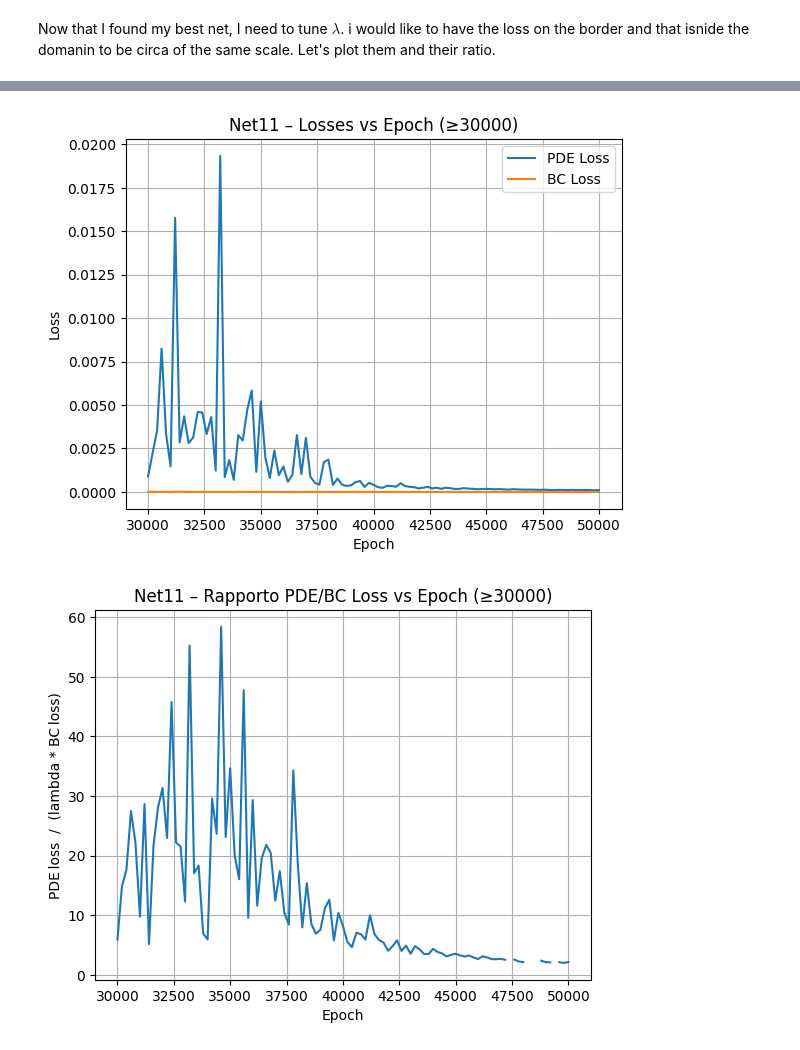
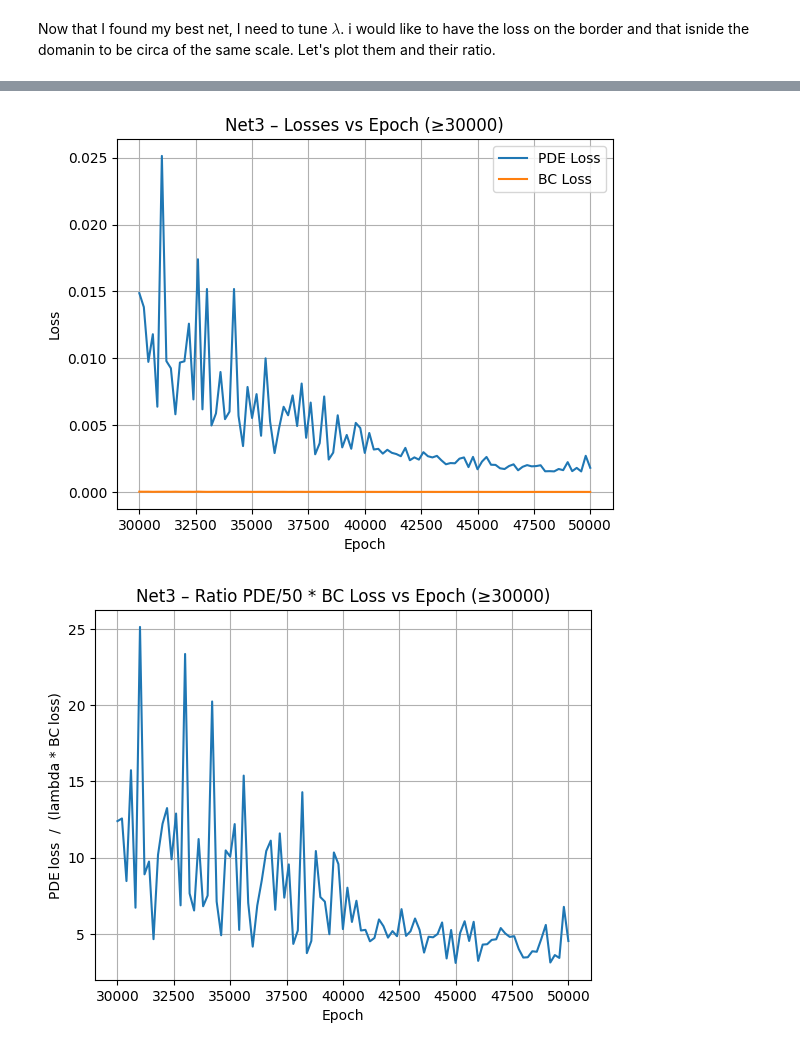
Before and after one commit to aurona23/progetto-MOR, a Jupyter notebook: pinn_es1/pinn_project_1.ipynb, the cells around one changed output, grey strips where cells are left out. Saved outputs shown, nothing was run; the diff lists cells and outputs as text; code cells hidden in the pictures.

```diff
--- a/pinn_es1/pinn_project_1.ipynb
+++ b/pinn_es1/pinn_project_1.ipynb
@@ -976,32 +836,32 @@ plt.show()
 # %%
 df = pd.read_csv("training_log_lambda50.000.csv")
 
-df_net11 = df[df['net'] == 'Net11()']
-df_plot = df_net11[df_net11["epoch"] >= 30000].copy()
+df_net3 = df[df['net'] == 'Net3()']
+df_plot = df_net3[df_net3["epoch"] >= 30000].copy()
 
 plt.figure()
 plt.plot(df_plot["epoch"], df_plot["pde_loss"], label="PDE Loss")
 plt.plot(df_plot["epoch"], df_plot["bc_loss"], label="BC Loss")
-plt.title("Net11 – Losses vs Epoch (≥30000)")
+plt.title("Net3 – Losses vs Epoch (≥30000)")
 plt.xlabel("Epoch")
 plt.ylabel("Loss")
 plt.grid(True)
 plt.legend()
 plt.show()
 
-# calcola il rapporto
+# calcola il Ratio
 df_plot["loss_ratio"] = df_plot["pde_loss"] / (df_plot["bc_loss"] * 50)
 
 plt.figure()
 plt.plot(df_plot["epoch"], df_plot["loss_ratio"])
-plt.title("Net11 – Rapporto PDE/BC Loss vs Epoch (≥30000)")
+plt.title("Net3 – Ratio PDE/50 * BC Loss vs Epoch (≥30000)")
 plt.xlabel("Epoch")
 plt.ylabel("PDE loss  /  (lambda * BC loss)")
 plt.grid(True)
 plt.show()
 # %% [output]
-[figure, old version]
+[figure, new version]
-[figure, old version]
+[figure, new version]
 # %%
 df = pd.read_csv("training_log_lambda100.000.csv")
 
```
Also changed, not shown: parts of 30 cells of this notebook, 41 other files.
